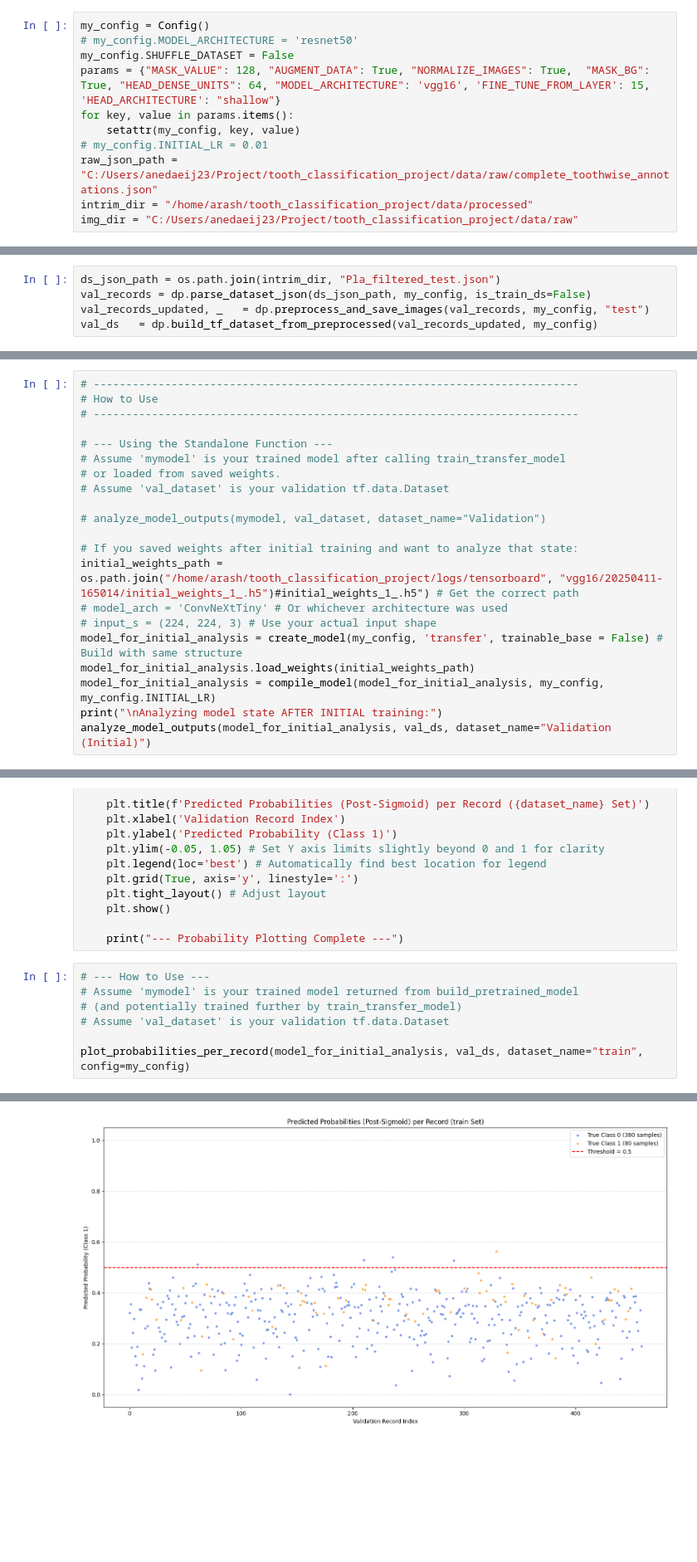
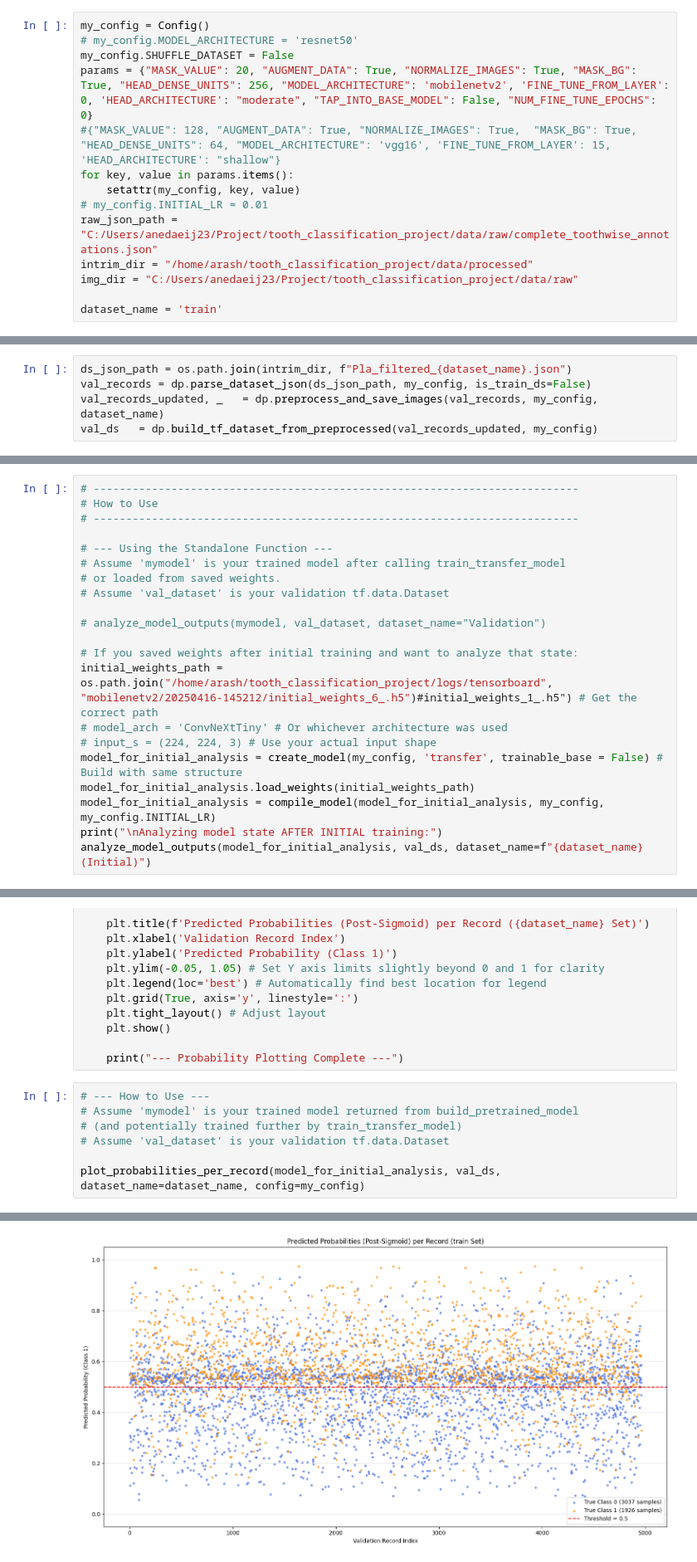
Before and after one commit to h4ppy0wl/tooth_classification_project, a Jupyter notebook: notebooks/02_model_dev.ipynb, the cells around one changed output, grey strips where cells are left out. Shown: that part at 83% size. Cells and saved outputs as stored; diff of their text form; blank space fills up the shorter version.

Commit message:
new experiments and training options

```diff
--- a/notebooks/02_model_dev.ipynb
+++ b/notebooks/02_model_dev.ipynb
@@ -239,20 +239,23 @@ from src.train import compile_model
 my_config = Config()
 # my_config.MODEL_ARCHITECTURE = 'resnet50'
 my_config.SHUFFLE_DATASET = False
-params = {"MASK_VALUE": 128, "AUGMENT_DATA": True, "NORMALIZE_IMAGES": True,  "MASK_BG": True, "HEAD_DENSE_UNITS": 64, "MODEL_ARCHITECTURE": 'vgg16', 'FINE_TUNE_FROM_LAYER': 15, 'HEAD_ARCHITECTURE': "shallow"}
+params = {"MASK_VALUE": 20, "AUGMENT_DATA": True, "NORMALIZE_IMAGES": True, "MASK_BG": True, "HEAD_DENSE_UNITS": 256, "MODEL_ARCHITECTURE": 'mobilenetv2', 'FINE_TUNE_FROM_LAYER': 0, 'HEAD_ARCHITECTURE': "moderate", "TAP_INTO_BASE_MODEL": False, "NUM_FINE_TUNE_EPOCHS": 0}
+#{"MASK_VALUE": 128, "AUGMENT_DATA": True, "NORMALIZE_IMAGES": True,  "MASK_BG": True, "HEAD_DENSE_UNITS": 64, "MODEL_ARCHITECTURE": 'vgg16', 'FINE_TUNE_FROM_LAYER': 15, 'HEAD_ARCHITECTURE': "shallow"}
 for key, value in params.items():
     setattr(my_config, key, value)
 # my_config.INITIAL_LR = 0.01
 raw_json_path = "C:/Users/anedaeij23/Project/tooth_classification_project/data/raw/complete_toothwise_annotations.json"
 intrim_dir = "/home/arash/tooth_classification_project/data/processed"
 img_dir = "C:/Users/anedaeij23/Project/tooth_classification_project/data/raw"
+
+dataset_name = 'train'
 # %%
 my_config.SHUFFLE_DATASET
 # %% [output]
 False
 # %%
-ds_json_path = os.path.join(intrim_dir, "Pla_filtered_test.json")
+ds_json_path = os.path.join(intrim_dir, f"Pla_filtered_{dataset_name}.json")
 val_records = dp.parse_dataset_json(ds_json_path, my_config, is_train_ds=False)
-val_records_updated, _   = dp.preprocess_and_save_images(val_records, my_config, "test")
+val_records_updated, _   = dp.preprocess_and_save_images(val_records, my_config, dataset_name)
 val_ds   = dp.build_tf_dataset_from_preprocessed(val_records_updated, my_config)
 # %% [output]
@@ -309,13 +312,13 @@ Class distribution: {0: 380, 1: 80}
 # analyze_model_outputs(mymodel, val_dataset, dataset_name="Validation")
 
 # If you saved weights after initial training and want to analyze that state:
-initial_weights_path = os.path.join("/home/arash/tooth_classification_project/logs/tensorboard", "vgg16/20250411-165014/initial_weights_1_.h5")#initial_weights_1_.h5") # Get the correct path
+initial_weights_path = os.path.join("/home/arash/tooth_classification_project/logs/tensorboard", "mobilenetv2/20250416-145212/initial_weights_6_.h5")#initial_weights_1_.h5") # Get the correct path
 # model_arch = 'ConvNeXtTiny' # Or whichever architecture was used
 # input_s = (224, 224, 3) # Use your actual input shape
 model_for_initial_analysis = create_model(my_config, 'transfer', trainable_base = False) # Build with same structure
 model_for_initial_analysis.load_weights(initial_weights_path)
 model_for_initial_analysis = compile_model(model_for_initial_analysis, my_config, my_config.INITIAL_LR)
 print("\nAnalyzing model state AFTER INITIAL training:")
-analyze_model_outputs(model_for_initial_analysis, val_ds, dataset_name="Validation (Initial)")
+analyze_model_outputs(model_for_initial_analysis, val_ds, dataset_name=f"{dataset_name} (Initial)")
 # %% [output]
 ###############Base model frozen
@@ -566,7 +498,7 @@ def plot_probabilities_per_record(trained_model: tf.keras.Model,
 # (and potentially trained further by train_transfer_model)
 # Assume 'val_dataset' is your validation tf.data.Dataset
 
-plot_probabilities_per_record(model_for_initial_analysis, val_ds, dataset_name="train", config=my_config)
+plot_probabilities_per_record(model_for_initial_analysis, val_ds, dataset_name=dataset_name, config=my_config)
 # %% [output]
 --- Plotting Probabilities (Post-Sigmoid) for train Set ---
 Getting probability predictions for train set...
@@ -577 +512 @@ Plotting probabilities...
-[figure, old version]
+[figure, new version]
```
Also changed, not shown: parts of 13 cells of this notebook, 3 other files.
